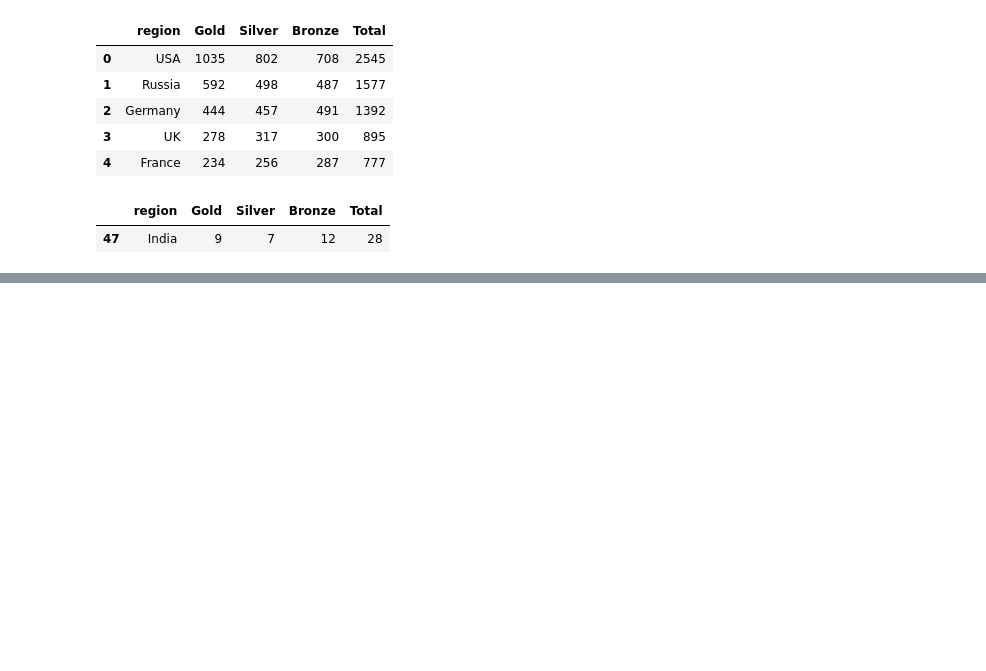
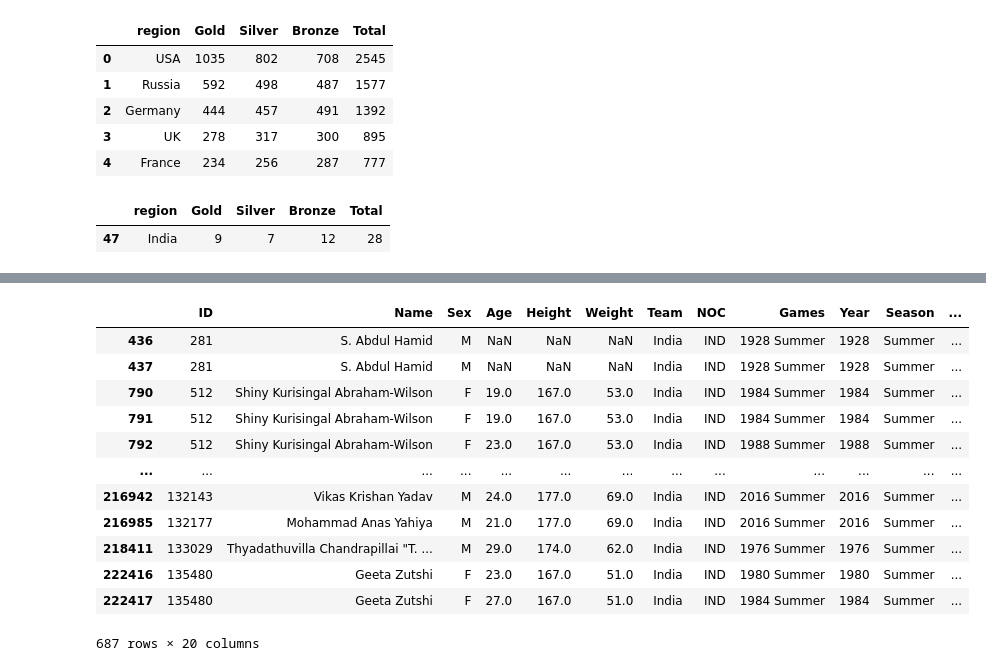
Before and after one commit to V-A-N-S-H/Olympics-Data-Analysis, a Jupyter notebook: Olympics_Analysis.ipynb, the cells around one changed output, grey strips where cells are left out. Cells and saved outputs as stored; diff of their text form; code cells hidden in the pictures; blank space fills up the shorter version.

```diff
--- a/Olympics_Analysis.ipynb
+++ b/Olympics_Analysis.ipynb
@@ -129,0 +337,16 @@ medal_tally[medal_tally["region"] == "India"]
+# %%
+medal_df[medal_df['region'] == "India"]
+# %% [output]
+|  | ID | Name | Sex | Age | Height | Weight | Team | NOC | Games | Year | Season | ... |
+| 436 | 281 | S. Abdul Hamid | M | NaN | NaN | NaN | India | IND | 1928 Summer | 1928 | Summer | ... |
+| 437 | 281 | S. Abdul Hamid | M | NaN | NaN | NaN | India | IND | 1928 Summer | 1928 | Summer | ... |
+| 790 | 512 | Shiny Kurisingal Abraham-Wilson | F | 19.0 | 167.0 | 53.0 | India | IND | 1984 Summer | 1984 | Summer | ... |
+| 791 | 512 | Shiny Kurisingal Abraham-Wilson | F | 19.0 | 167.0 | 53.0 | India | IND | 1984 Summer | 1984 | Summer | ... |
+| 792 | 512 | Shiny Kurisingal Abraham-Wilson | F | 23.0 | 167.0 | 53.0 | India | IND | 1988 Summer | 1988 | Summer | ... |
+| ... | ... | ... | ... | ... | ... | ... | ... | ... | ... | ... | ... | ... |
+| 216942 | 132143 | Vikas Krishan Yadav | M | 24.0 | 177.0 | 69.0 | India | IND | 2016 Summer | 2016 | Summer | ... |
+| 216985 | 132177 | Mohammad Anas Yahiya | M | 21.0 | 177.0 | 69.0 | India | IND | 2016 Summer | 2016 | Summer | ... |
+| 218411 | 133029 | Thyadathuvilla Chandrapillai "T. ... | M | 29.0 | 174.0 | 62.0 | India | IND | 1976 Summer | 1976 | Summer | ... |
+| 222416 | 135480 | Geeta Zutshi | F | 23.0 | 167.0 | 51.0 | India | IND | 1980 Summer | 1980 | Summer | ... |
+| 222417 | 135480 | Geeta Zutshi | F | 27.0 | 167.0 | 51.0 | India | IND | 1984 Summer | 1984 | Summer | ... |
+687 rows × 20 columns
```
Also changed, not shown: parts of 41 cells of this notebook, 2 other files.
